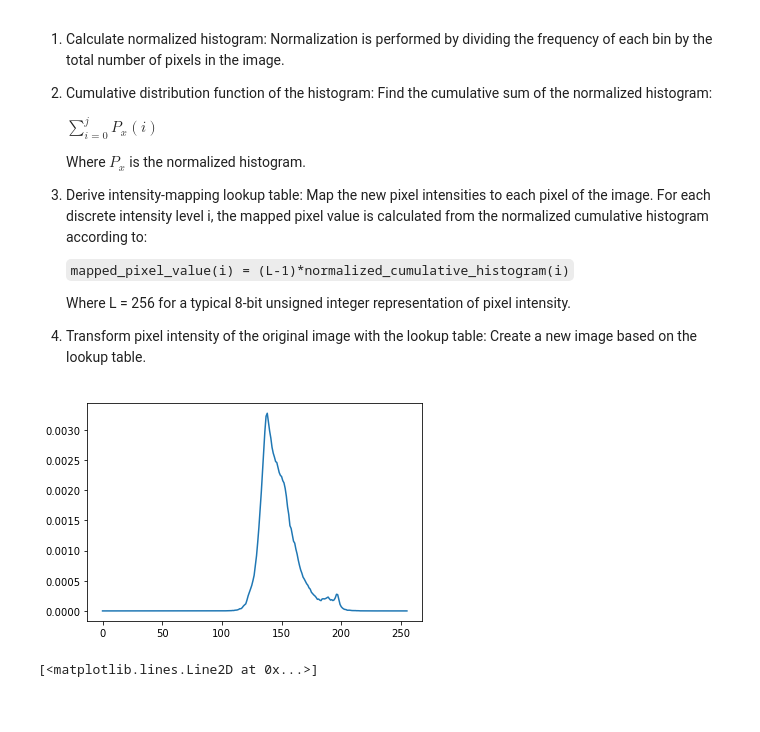
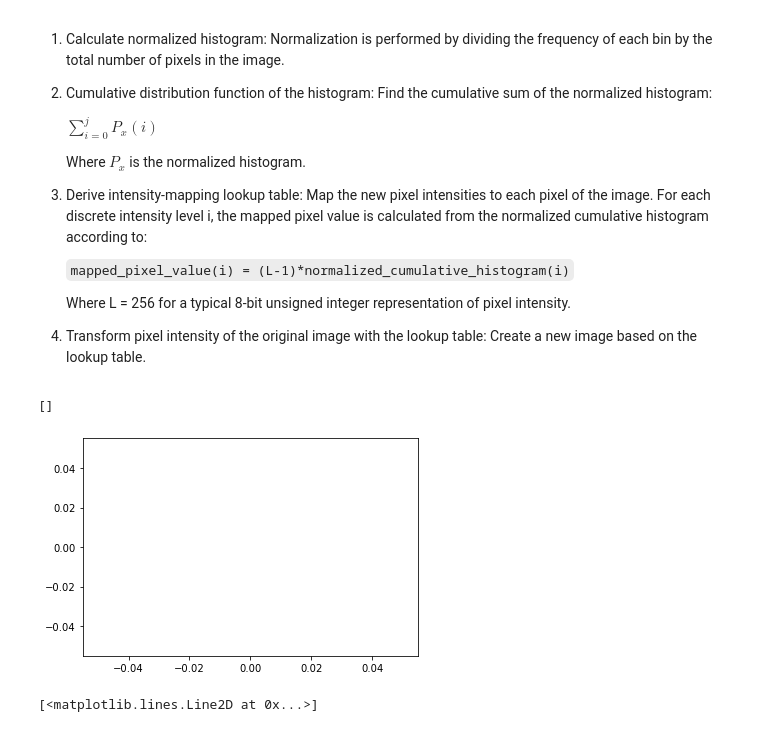
Before and after one commit to marcefuentesl/Computer-Vision, a Jupyter notebook: Assignments/A5. Histogram Equalization.ipynb, the cells around one changed output. Saved outputs shown, nothing was run; the diff lists cells and outputs as text; code cells hidden in the pictures.

```diff
--- a/Assignments/A5. Histogram Equalization.ipynb
+++ b/Assignments/A5. Histogram Equalization.ipynb
@@ -26,45 +26,54 @@ import matplotlib.pyplot as plt
 # %%
 # TODO: Implement all the functions needed to perform histogram equalization. Test your functions on the following image.
 # Plot the image, the equalized version of the image, and the histograms of both the original and the equalized image.
+
+image = cv2.imread('images/Hawkes_Bay_NZ.jpg')
+image = cv2.cvtColor(image, cv2.COLOR_BGR2GRAY)
 
 bins = 256
 histogram_values = [0]*bins
 
 def equalizer(img):
-    # Calculate normalized histogram (frequency/num pixels)
-    frequency = np.bincount(histogram_values)
-    normalized_histogram = (frequency/(np.sum(np.array(img))))
+    # Normalize histogram
+    numPixels = (np.sum(np.array(img)))
+    norm_values = []
+
+    for row in img:
+        for col in row:
+            histogram_values[col] += 1
+
+    for i in histogram_values:
+        norm_values.append(i/numPixels)
 
     # Cumulative sum
-    normalized_cumulative_histogram = np.sum(normalized_histogram)
+    cumusum_values = []
+    cumusum_values.append(norm_values[0])
 
-    # Map pixel intensities
-    mapped_pixel_value = []
-    for i in normalized_cumulative_histogram:
-        mapped_pixel_value[col] = (255)*normalized_cumulative_histogram[col]
+    for i in range(1, len(norm_values)):
+        cumusum_values.append(norm_values[i] + cumusum_values[(i-1)])
+
+    # Lookup table
+    mapped_pixed_value = []
+
+    for i in range(len(mapped_pixed_value)):
+        mapped_pixed_value.append((255)*cumusum_values[i])
+
+    print(mapped_pixed_value)
+    plt.show(mapped_pixed_value)
+    plt.plot(mapped_pixed_value)
 
     # Create new image
+    #normalized_image = cv2.LUT(image, np.array(mapped_pixed_value).astype("uint8"))
+
+    #print(normalized_image)
 
 
-    print(frequency)
-    print(normalized_histogram)
-    print(normalized_cumulative_histogram)
+
+
+equalizer(image)
+# %% [output]
+[]
+[figure, added]
-# %%
-# TODO: Implement all the functions needed to perform histogram equalization. Test your functions on the following image.
-# Plot the image, the equalized version of the image, and the histograms of both the original and the equalized image.
-
-def normHist(img):
-    numPixels = (np.sum(np.array(img)))
-    norm_values = []
-
-    for row in img:
-        for col in row:
-            histogram_values[col] += 1
-
-    for i in histogram_values:
-        norm_values.append(i/numPixels)
-# %% [output]
-[figure, removed]
 # %%
 image = cv2.imread('images/Hawkes_Bay_NZ.jpg')
 image = cv2.cvtColor(image, cv2.COLOR_BGR2GRAY)
```
